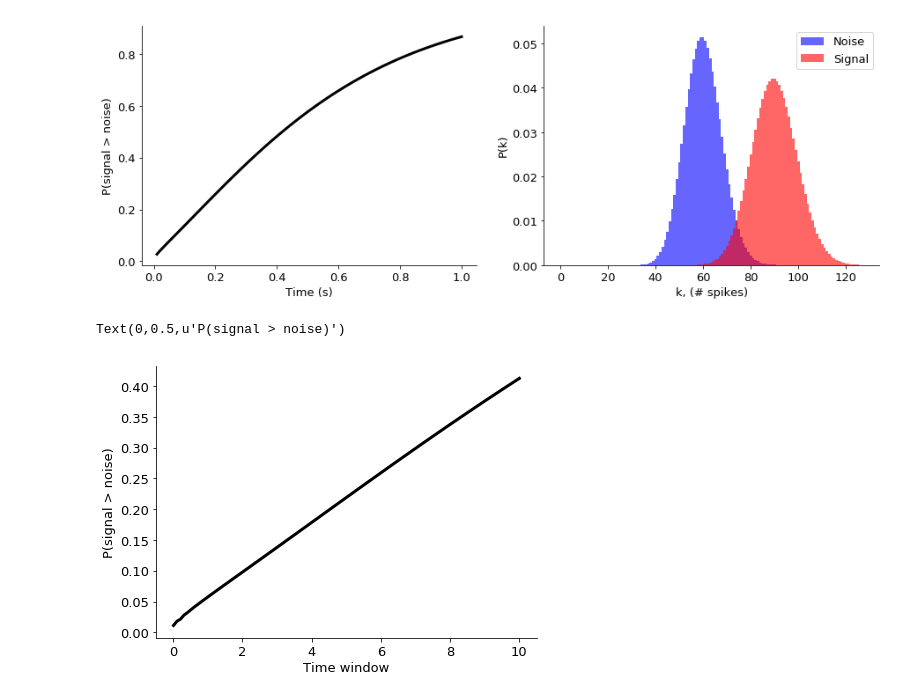
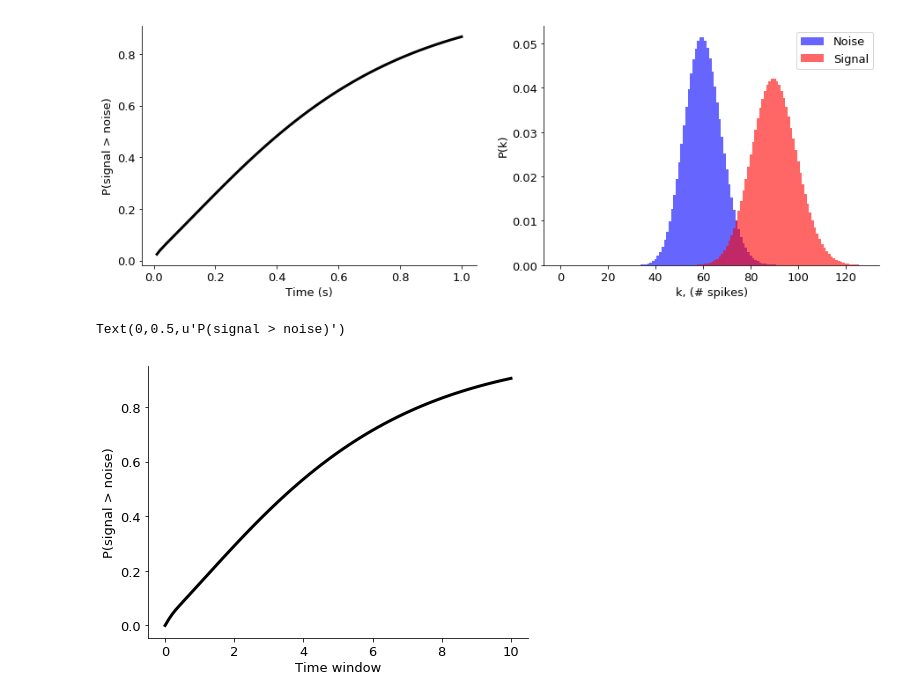
Before and after one commit to ala-laurila-lab/jupyter-notebooks, a Jupyter notebook: Classifiers.ipynb, the cells around one changed output. Drawn from its saved outputs; the diff is of its cells as text; code cells hidden in the pictures.

```diff
--- a/Classifiers.ipynb
+++ b/Classifiers.ipynb
@@ -93,7 +93,7 @@ muNoise = np.array([1., 1.])
 muX1, muX2 = np.meshgrid(np.linspace(1., 9, 18), np.linspace(1., 9, 18))
 muSignal = np.vstack([muX1.ravel(), muX2.ravel()]).T
 muDiff = np.abs(muSignal[:, 0] - muSignal[:, 1])
-#muSignal = muSignal[muDiff <=2]
+muSignal = muSignal[muDiff <=2]
 
 w = np.array([1., 0.])
 w /= np.linalg.norm(w)
@@ -159,3 +188,18 @@ plt.legend(handles=phSqDiff+phLDA, bbox_to_anchor=(1.05, 1));
+# %%
+def getSignalLargerProb(muNoise, muSignal, nNoise, same=False):
+
+    kMaxVal = np.stack([muNoise, muSignal]).max()
+    kMax = int(kMaxVal + 5*np.sqrt(kMaxVal))
+    pNoise = poisson.pmf(np.arange(kMax), muNoise)
+    pSignal = poisson.pmf(np.arange(kMax), muSignal)
+
+    p = 0
+    if same:
+        p += np.dot(pNoise, pSignal)
+    for i in range(1, int(kMax)):
+        p += pSignal[i]*np.sum(pNoise[0:i])**nNoise;
+
+    return p
 # %%
 dt = 0.01
 noise = 20
@@ -170,18 +214,7 @@ noiseCum = np.cumsum(nCells*dt*noise*np.ones([nFrames, 1])) + initSum
 signalCum = np.cumsum(nCells*dt*signal*np.ones([nFrames, 1])) + initSum
 
 for i in range(nFrames):
-
-    kMaxVal = np.stack([noiseCum.max(), signalCum.max()]).max()
-    kMax = int(kMaxVal + 5*np.sqrt(kMaxVal))
-    pNoiseTmp = poisson.pmf(np.arange(kMax), noiseCum[i])
-    pSignalTmp = poisson.pmf(np.arange(kMax), signalCum[i])
-
-    pTmp = 0
-    pTmpLog = 0
-    for j in range(1, int(kMax)):
-        pTmp += pSignalTmp[j]*np.sum(pNoiseTmp[0:j])**nNull;
-
-    p[i] = pTmp
+    p[i] = getSignalLargerProb(noiseCum[i], signalCum[i], nNull)
 
 fh = plt.figure(figsize=(15, 5))
 ah = fh.add_subplot(1, 2, 1)
@@ -202,31 +235,21 @@ plt.legend(handles=[bhNoise, bhSignal]);
 # %%
 dt = 0.01
 noise = 1
-signal = 2
+signal = 3
 nNull = 50
 timeWinSizes = np.linspace(1e-2, 10, 100)
 
 p = np.zeros([timeWinSizes.size, 1])
 for i in range(nFrames):
-
-    kMax = 1000
     noiseTmp = 2*noise*timeWinSizes[i]
     signalTmp = noise*timeWinSizes[i] + signal*timeWinSizes[i]
-    pNoiseTmp = poisson.pmf(np.arange(kMax), noiseTmp)
-    pSignalTmp = poisson.pmf(np.arange(kMax), signalTmp)
-
-    pTmp = 0
-    pTmpLog = 0
-    for j in range(1, int(kMax)):
-        pTmp += pSignalTmp[j]*np.sum(pNoiseTmp[0:j])**nNull;
-
-    p[i] = pTmp
+    p[i] = getSignalLargerProb(noiseTmp, signalTmp, nNull)
 
 fh = plt.figure(figsize=(15, 5))
 ah = fh.add_subplot(1, 2, 1)
 ah.plot(timeWinSizes, p, 'k-', lw=3)
 ah.set_xlabel('Time window')
 ah.set_ylabel('P(signal > noise)')
 # %% [output]
 Text(0,0.5,u'P(signal > noise)')
-[figure, old version]
+[figure, new version]
```
Also changed, not shown: parts of 5 cells of this notebook.
